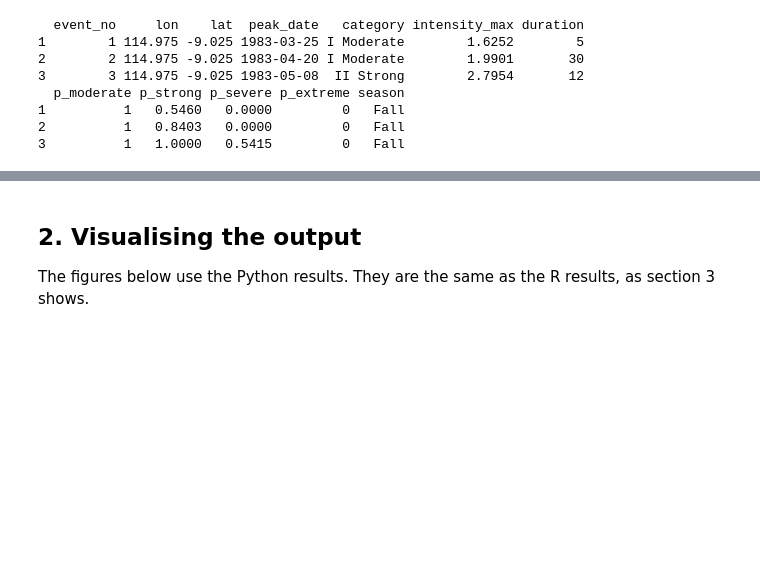
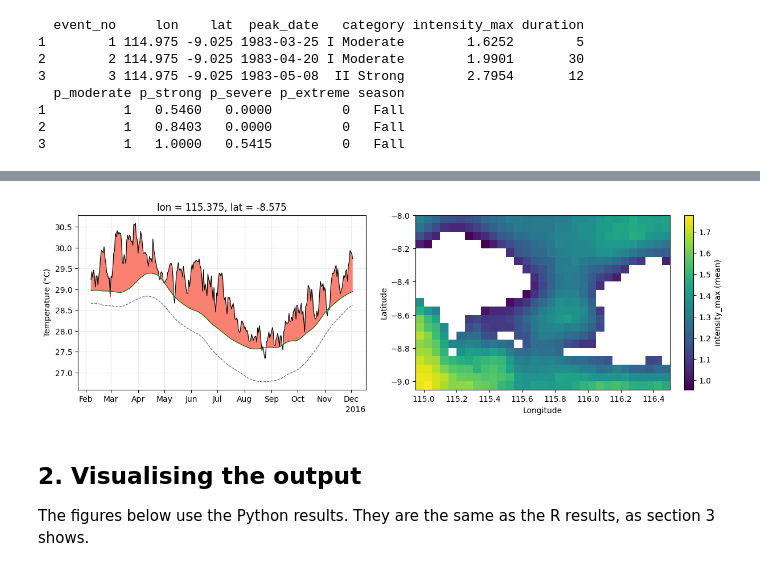
Before and after one commit to robwschlegel/heatwave3, a Jupyter notebook: python/notebooks/heatwave3_r_and_python.ipynb, the cells around one changed output, grey strips where cells are left out. Drawn from its saved outputs; the diff is of its cells as text; code cells hidden in the pictures; blank space fills up the shorter version.

```diff
--- a/python/notebooks/heatwave3_r_and_python.ipynb
+++ b/python/notebooks/heatwave3_r_and_python.ipynb
@@ -166,3 +186,12 @@ py_cat.head(3)
+# %%
+fig, axes = plt.subplots(1, 2, figsize=(12, 3.8), constrained_layout=True)
+hw3.event_line3(SST, py_out["clim"], lon=115.375, lat=-8.575,
+                event_file=py_out["events"], ax=axes[0])
+hw3.plot_metric3(py_out["events"], metric="intensity_max", summary="mean",
+                 coastline=False, ax=axes[1])
+plt.show()
+# %% [output]
+[figure, added]
 # %% [markdown]
 ## 2. Visualising the output
 
```
Also changed, not shown: parts of 4 cells of this notebook, 42 other files.
